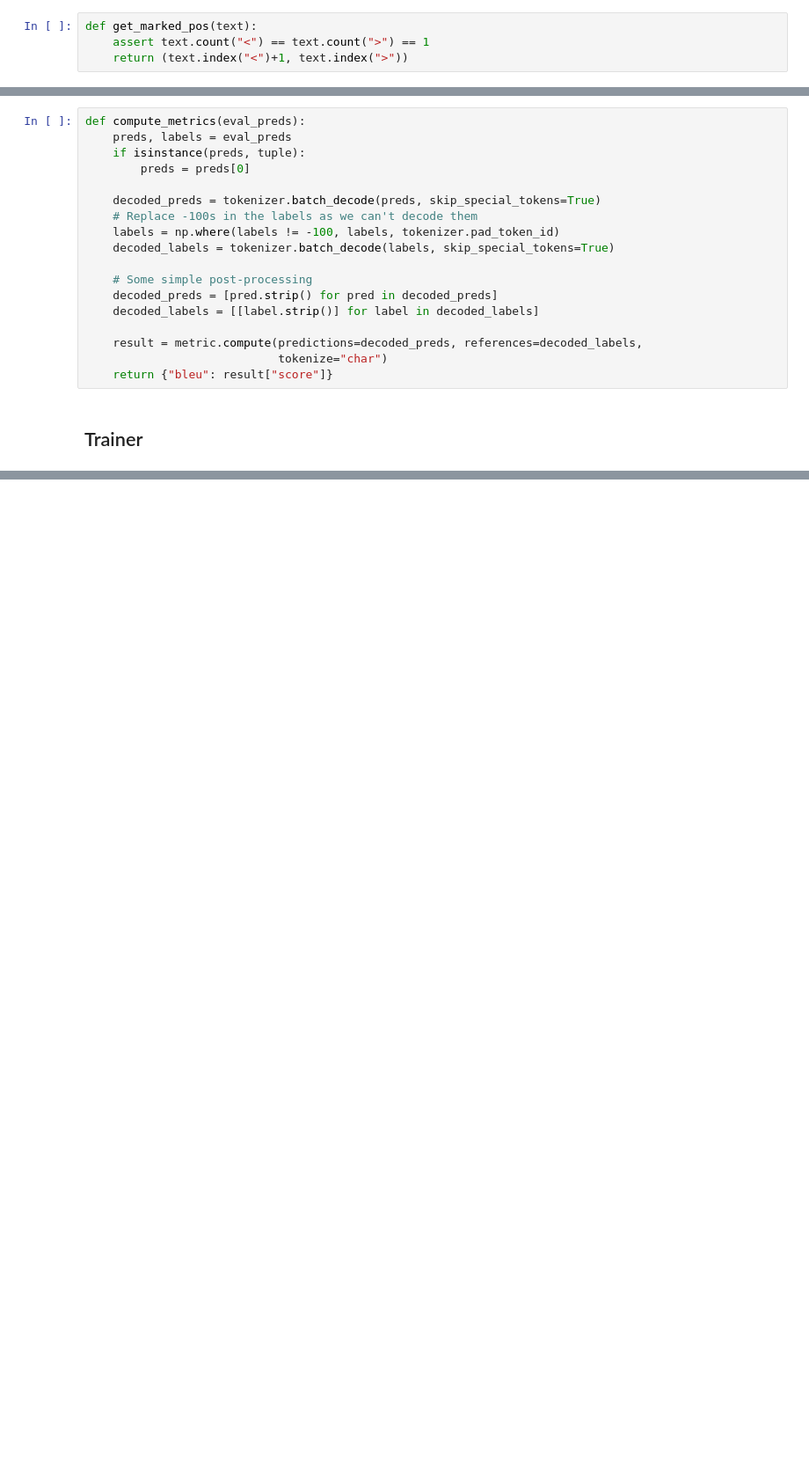
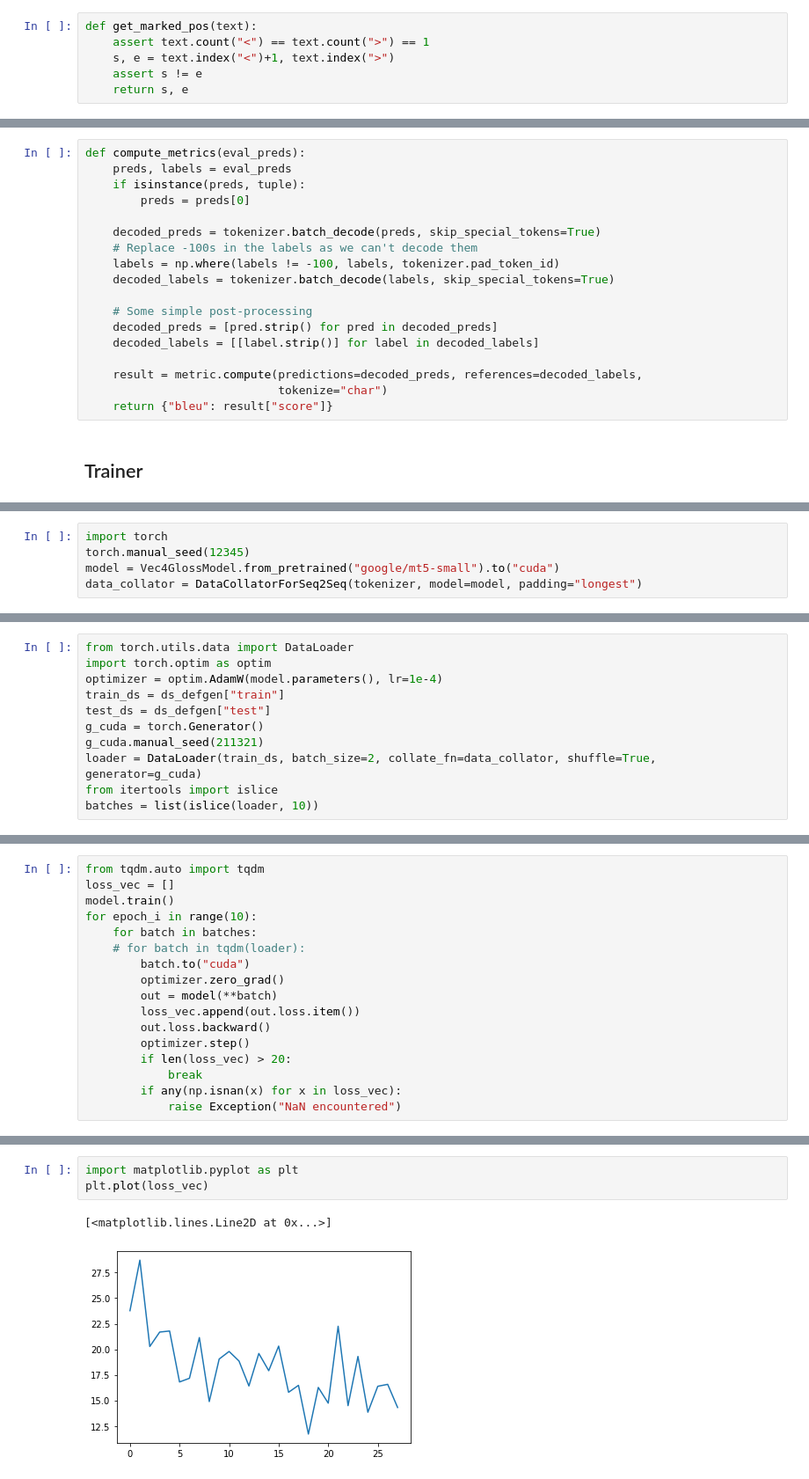
Before and after one commit to seantyh/vec4gloss, a Jupyter notebook: etc/20.20-defgen-training.ipynb, the cells around one changed output, grey strips where cells are left out. Shown: that part at 88% size. Saved outputs shown, nothing was run; the diff lists cells and outputs as text; blank space fills up the shorter version.

```diff
--- a/etc/20.20-defgen-training.ipynb
+++ b/etc/20.20-defgen-training.ipynb
@@ -59,7 +64,9 @@ ds_defgen["train"][10:12]
 # %%
 def get_marked_pos(text):
     assert text.count("<") == text.count(">") == 1
-    return (text.index("<")+1, text.index(">"))
+    s, e = text.index("<")+1, text.index(">")
+    assert s != e
+    return s, e
 # %%
 ## eye-balling
 print(ds_defgen["train"][10]["src"])
@@ -189,0 +257,5 @@ Copy vocab file to cwn-seq2seq-cherry/spiece.model
+# %%
+import torch
+torch.manual_seed(12345)
+model = Vec4GlossModel.from_pretrained("google/mt5-small").to("cuda")
+data_collator = DataCollatorForSeq2Seq(tokenizer, model=model, padding="longest")
@@ -189,0 +280,11 @@ Copy vocab file to cwn-seq2seq-cherry/spiece.model
+# %%
+from torch.utils.data import DataLoader
+import torch.optim as optim
+optimizer = optim.AdamW(model.parameters(), lr=1e-4)
+train_ds = ds_defgen["train"]
+test_ds = ds_defgen["test"]
+g_cuda = torch.Generator()
+g_cuda.manual_seed(211321)
+loader = DataLoader(train_ds, batch_size=2, collate_fn=data_collator, shuffle=True, generator=g_cuda)
+from itertools import islice
+batches = list(islice(loader, 10))
@@ -189,0 +303,17 @@ Copy vocab file to cwn-seq2seq-cherry/spiece.model
+# %%
+from tqdm.auto import tqdm
+loss_vec = []
+model.train()
+for epoch_i in range(10):
+    for batch in batches:
+    # for batch in tqdm(loader):
+        batch.to("cuda")
+        optimizer.zero_grad()
+        out = model(**batch)
+        loss_vec.append(out.loss.item())
+        out.loss.backward()
+        optimizer.step()
+        if len(loss_vec) > 20:
+            break
+        if any(np.isnan(x) for x in loss_vec):
+            raise Exception("NaN encountered")
@@ -189,0 +329,6 @@ Copy vocab file to cwn-seq2seq-cherry/spiece.model
+# %%
+import matplotlib.pyplot as plt
+plt.plot(loss_vec)
+# %% [output]
+[<matplotlib.lines.Line2D at 0x...>]
+[figure, added]
```
Also changed, not shown: parts of 28 cells of this notebook, 4 other files.
